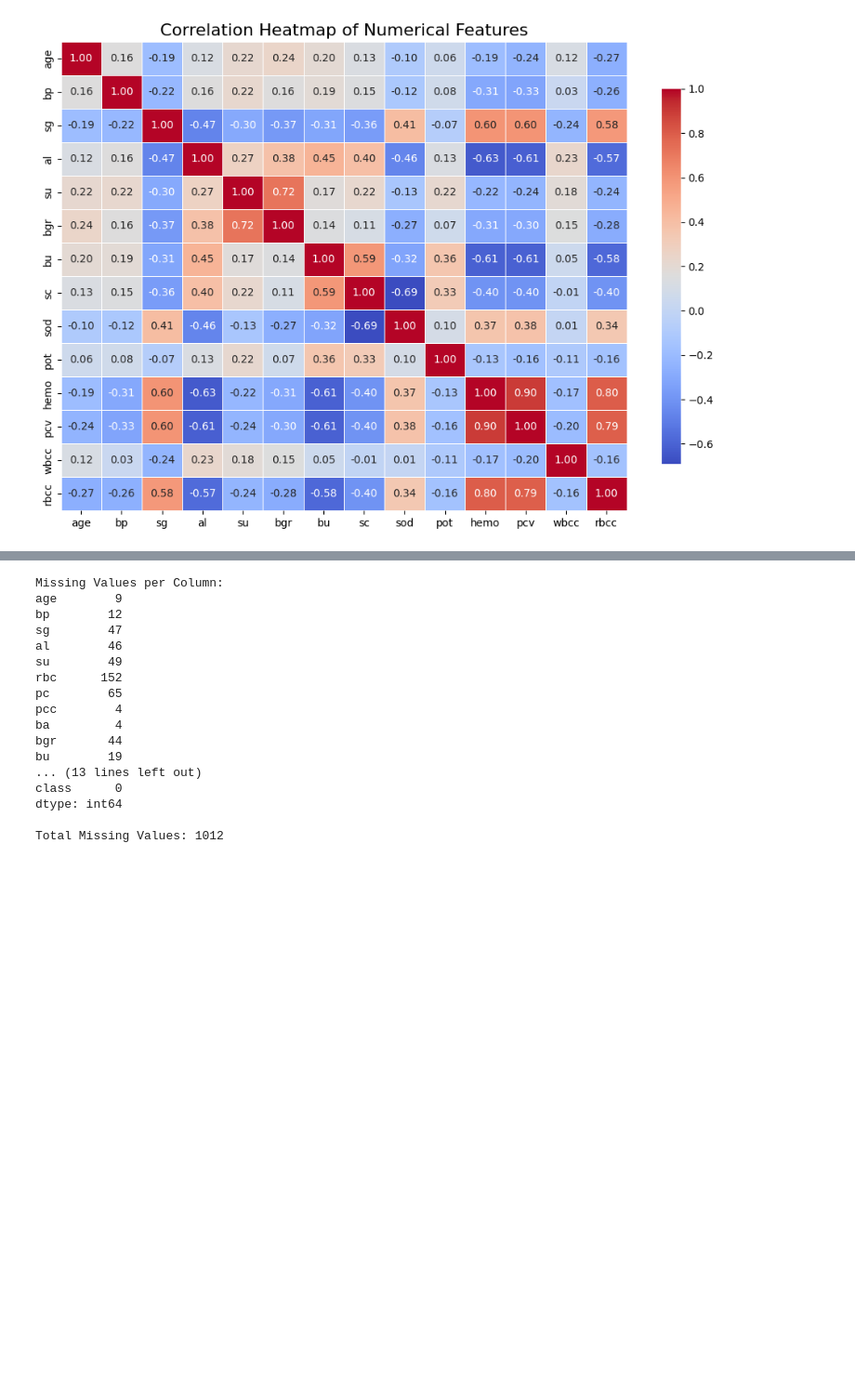
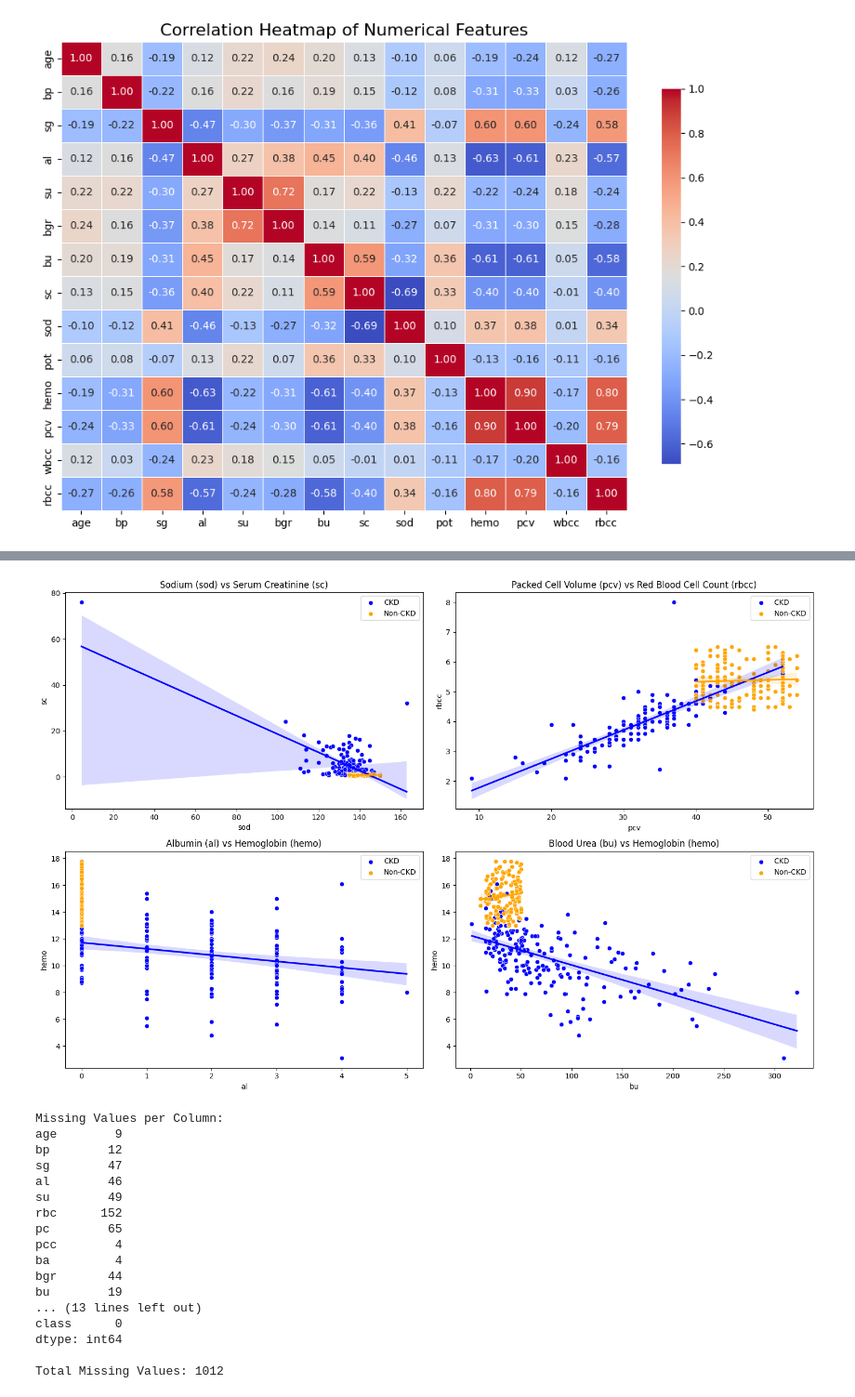
Before and after one commit to Kottancheril/Chronic_kidney_disease_prediction, a Jupyter notebook: chronic_kidney_disease.ipynb, the cells around one changed output, grey strips where cells are left out. Shown at 93% size. Saved outputs shown, nothing was run; the diff lists cells and outputs as text; code cells hidden in the pictures; blank space fills up the shorter version.

```diff
--- a/chronic_kidney_disease.ipynb
+++ b/chronic_kidney_disease.ipynb
@@ -315,3 +282,30 @@ plt.show()
+# %%
+# Create the figure with multiple subplots
+plt.figure(figsize=(15, 10))
+
+# Scatter plot for sod vs sc
+plt.subplot(2, 2, 1)
+scatter_with_regression(combined_data, 'sod', 'sc', "Sodium (sod) vs Serum Creatinine (sc)")
+
+# Scatter plot for pcv vs rbcc
+plt.subplot(2, 2, 2)
+scatter_with_regression(combined_data, 'pcv', 'rbcc', "Packed Cell Volume (pcv) vs Red Blood Cell Count (rbcc)")
+
+# Scatter plot for al vs hemo
+plt.subplot(2, 2, 3)
+scatter_with_regression(combined_data, 'al', 'hemo', "Albumin (al) vs Hemoglobin (hemo)")
+
+# Scatter plot for bu vs hemo
+plt.subplot(2, 2, 4)
+scatter_with_regression(combined_data, 'bu', 'hemo', "Blood Urea (bu) vs Hemoglobin (hemo)")
+
+# Adjust the layout to ensure plots fit nicely
+plt.tight_layout()
+
+# Show the plot
+plt.show()
+# %% [output]
+[figure, added]
 # %%
 # Check and print for missing values in each column
 missing_values = combined_data.isnull().sum()
```
Also changed, not shown: parts of 4 cells of this notebook.
